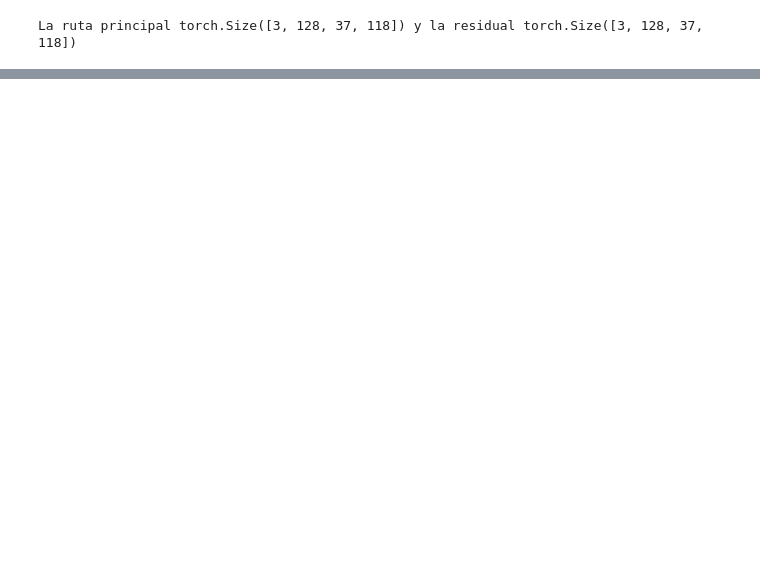
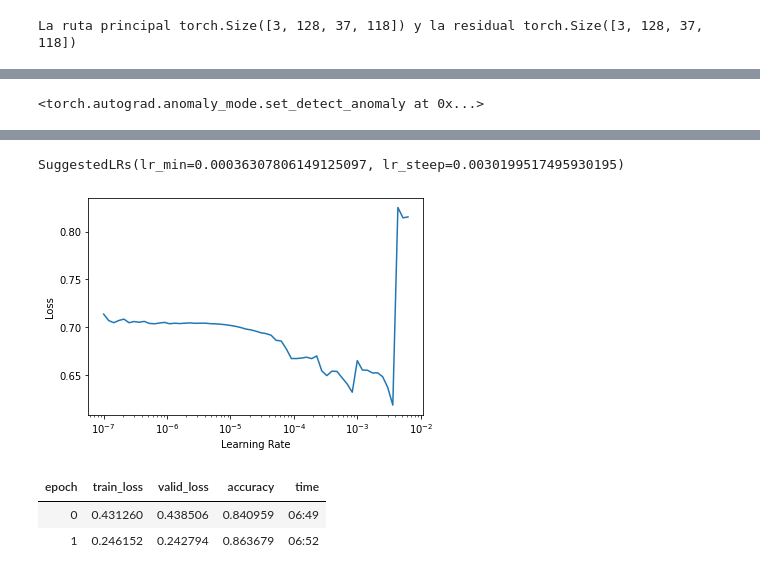
Before and after one commit to Istaliyan/PruebasTFG, a Jupyter notebook: Xception.ipynb, the cells around one changed output, grey strips where cells are left out. Cells and saved outputs as stored; diff of their text form; code cells hidden in the pictures; blank space fills up the shorter version.

Commit message:
Terminada Xception. Hacer algunas iteraciones mas y hacer tablas con features

```diff
--- a/Xception.ipynb
+++ b/Xception.ipynb
@@ -158,7 +190,7 @@ class ConexionResDirecta(nn.Module):
                                         nn.BatchNorm2d(canales_salida))
     def forward(self, entrada):
         x = self.operaciones(entrada)
-        return entrada.add_(x)
+        return entrada.add(x)
 # %%
 middle_flow = nn.Sequential(ConexionResDirecta(728,728),
                            ConexionResDirecta(728,728),
@@ -172,0 +203,12 @@ exit_flow = nn.Sequential()
+# %%
+exit_flow = nn.Sequential(ResidualConReLUFinal(728,1024),
+                          SeparableConvolution(1024,1536),
+                          nn.ReLU(),
+                          SeparableConvolution(1536,2048),
+                          nn.ReLU(),
+                          nn.AdaptiveAvgPool2d((1,1)),
+                          nn.Flatten(),
+                          nn.Linear(2048, 1024),
+                          nn.Linear(1024,512),
+                          nn.Linear(512,10),
+                          nn.Linear(10,2))
@@ -172,0 +299,2 @@ exit_flow = nn.Sequential()
+# %%
+xception = nn.Sequential(entry_flow,middle_flow,exit_flow)
@@ -172,0 +315,9 @@ exit_flow = nn.Sequential()
+# %%
+learn = Learner(dls, xception, metrics=accuracy)
+# %%
+torch.autograd.set_detect_anomaly(False)
+# %% [output]
+<torch.autograd.anomaly_mode.set_detect_anomaly at 0x...>
+# %%
+learn.lr_find()
+# %% [output]
@@ -172,0 +325,8 @@ exit_flow = nn.Sequential()
+SuggestedLRs(lr_min=0.00036307806149125097, lr_steep=0.0030199517495930195)
+[figure, added]
+# %%
+learn.fit_one_cycle(2)
+# %% [output]
+| epoch | train_loss | valid_loss | accuracy | time |
+| 0 | 0.431260 | 0.438506 | 0.840959 | 06:49 |
+| 1 | 0.246152 | 0.242794 | 0.863679 | 06:52 |
```
Also changed, not shown: parts of 24 cells of this notebook.
